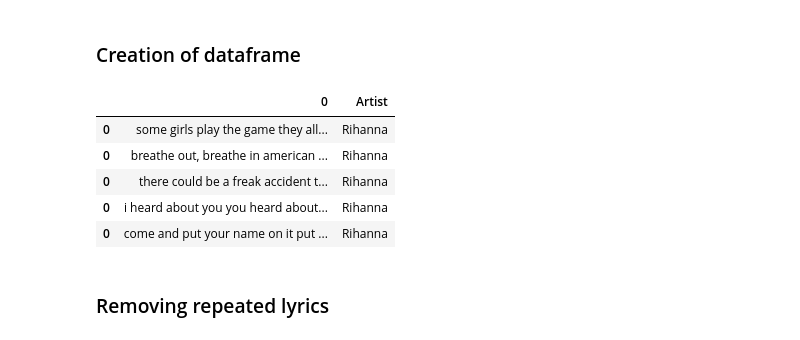
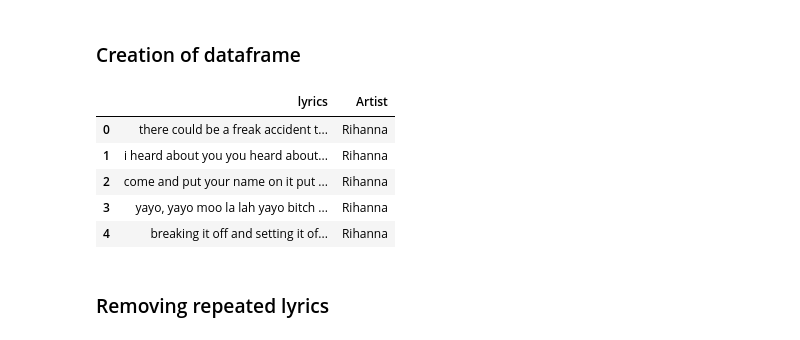
Before and after one commit to ahsansana1/lyrics_classification, a Jupyter notebook: Rihanna_Britney_lyrics.ipynb, the cells around one changed output. Cells and saved outputs as stored; diff of their text form; code cells hidden in the pictures.

```diff
--- a/Rihanna_Britney_lyrics.ipynb
+++ b/Rihanna_Britney_lyrics.ipynb
@@ -65,29 +87,26 @@ for num, i in enumerate(all_txt_files):
 # %%
 df = pd.DataFrame()
 # pattern for selecting words having minimum length 3
 pattern = '[^\w{3,}]'
-
-txt_files = os.listdir()
-data1 = []
-for s in txt_files:
-    if s.endswith('.txt'):
-        data1.append(s)
-for i in data1:
-    with open(i):
-        with open(i) as infile:
+lyrics = []
+for filename in os.listdir('H:/Spiced academy/Week 4/cleandata/lyrics_classification'):
+    if filename.endswith('.txt'):
+        filename = 'H:/Spiced academy/Week 4/cleandata/lyrics_classification/' + filename
+        with open(filename) as infile:
             all_lyrics = infile.read()
             all_words = re.sub(pattern, " ", all_lyrics.lower())
-        df = df.append(pd.DataFrame([all_words]))
+            lyrics.append(all_words)
+df = pd.DataFrame({'lyrics' :lyrics})
 df['Artist'] = 'Rihanna'
-df.rename(index=str, columns={0: "lyrics"})
-df.head(5)
+# df.rename(index=str, columns={0: "lyrics"},inplace=True)
+df.head()
 # %% [output]
-|  | 0 | Artist |
-| 0 | some girls play the game they all... | Rihanna |
-| 0 | breathe out, breathe in american ... | Rihanna |
+|  | lyrics | Artist |
 | 0 | there could be a freak accident t... | Rihanna |
-| 0 | i heard about you you heard about... | Rihanna |
-| 0 | come and put your name on it put ... | Rihanna |
+| 1 | i heard about you you heard about... | Rihanna |
+| 2 | come and put your name on it put ... | Rihanna |
+| 3 | yayo, yayo moo la lah yayo bitch ... | Rihanna |
+| 4 | breaking it off and setting it of... | Rihanna |
 # %% [markdown]
 ### Removing repeated lyrics
 # %%
```
Also changed, not shown: parts of 36 cells of this notebook, 1 other file.
